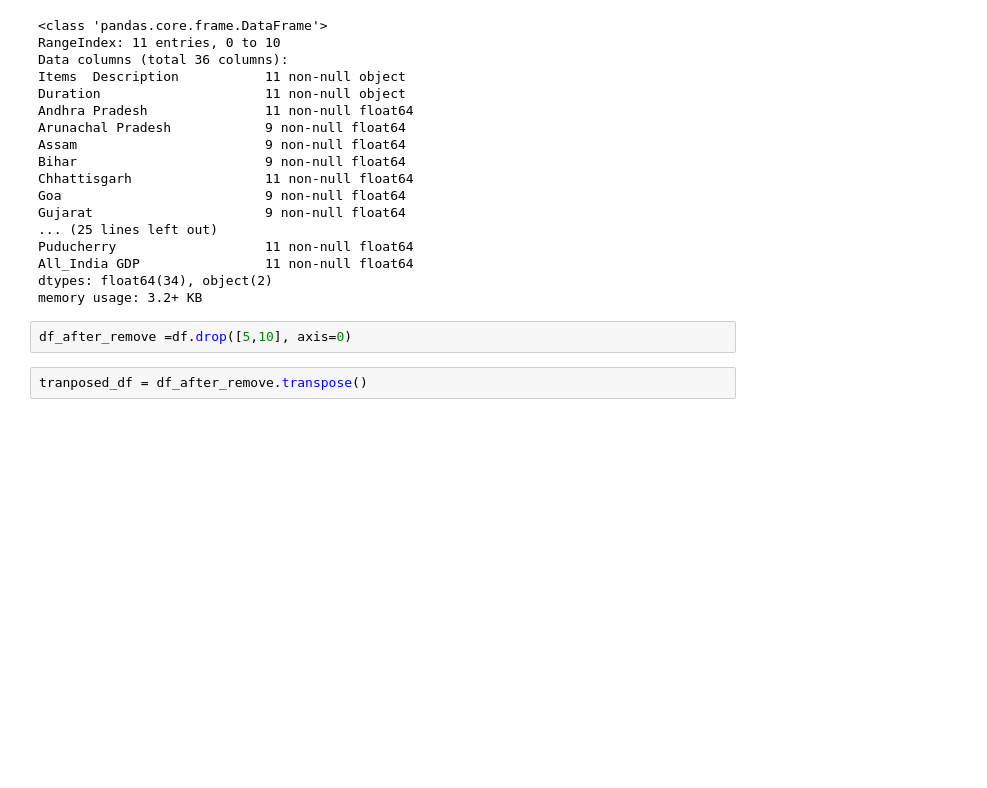
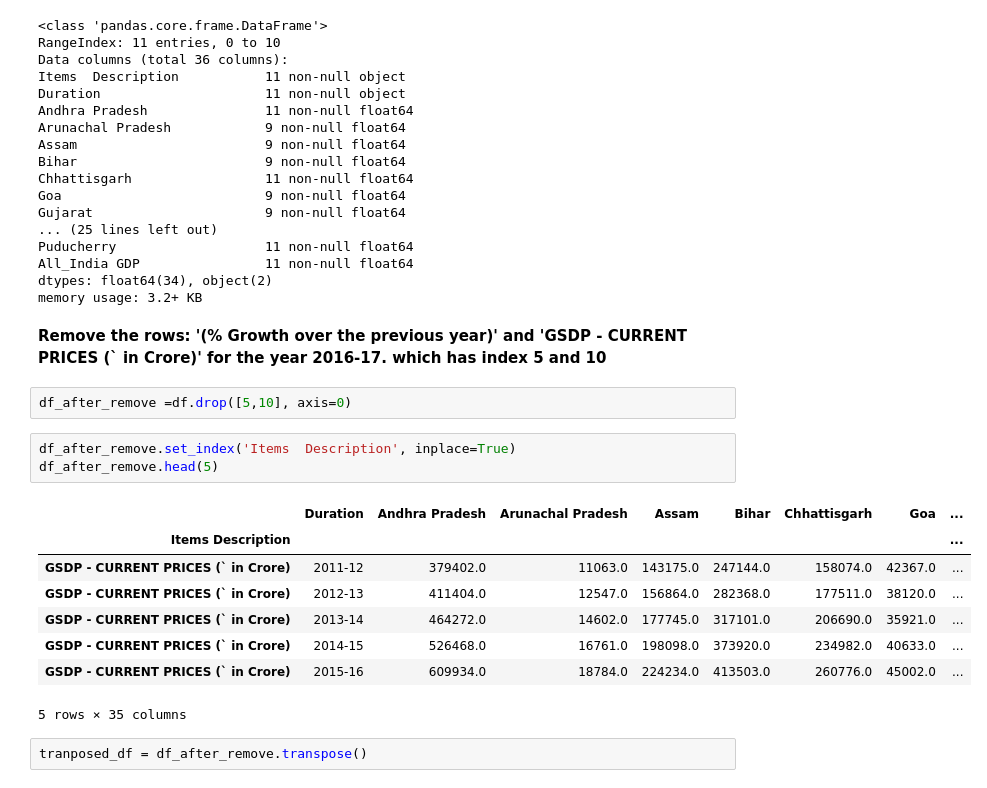
Before and after one commit to santosh12678/DS2019, a Jupyter notebook: EDA Part 01.ipynb, the cells around one changed output. Saved outputs shown, nothing was run; the diff lists cells and outputs as text; blank space fills up the shorter version.

```diff
--- a/EDA Part 01.ipynb
+++ b/EDA Part 01.ipynb
@@ -40,7 +55,22 @@ Puducherry                   11 non-null float64
 All_India GDP                11 non-null float64
 dtypes: float64(34), object(2)
 memory usage: 3.2+ KB
+# %% [markdown]
+<b>Remove the rows: '(% Growth over the previous year)' and 'GSDP - CURRENT PRICES (` in Crore)' for the year 2016-17.
+which has index 5 and 10 </b>
 # %%
 df_after_remove =df.drop([5,10], axis=0)
+# %%
+df_after_remove.set_index('Items  Description', inplace=True)
+df_after_remove.head(5)
+# %% [output]
+|  | Duration | Andhra Pradesh | Arunachal Pradesh | Assam | Bihar | Chhattisgarh | Goa | ... |
+| Items Description |  |  |  |  |  |  |  | ... |
+| GSDP - CURRENT PRICES (` in Crore) | 2011-12 | 379402.0 | 11063.0 | 143175.0 | 247144.0 | 158074.0 | 42367.0 | ... |
+| GSDP - CURRENT PRICES (` in Crore) | 2012-13 | 411404.0 | 12547.0 | 156864.0 | 282368.0 | 177511.0 | 38120.0 | ... |
+| GSDP - CURRENT PRICES (` in Crore) | 2013-14 | 464272.0 | 14602.0 | 177745.0 | 317101.0 | 206690.0 | 35921.0 | ... |
+| GSDP - CURRENT PRICES (` in Crore) | 2014-15 | 526468.0 | 16761.0 | 198098.0 | 373920.0 | 234982.0 | 40633.0 | ... |
+| GSDP - CURRENT PRICES (` in Crore) | 2015-16 | 609934.0 | 18784.0 | 224234.0 | 413503.0 | 260776.0 | 45002.0 | ... |
+5 rows × 35 columns
 # %%
 tranposed_df = df_after_remove.transpose()
```
Also changed, not shown: parts of 15 cells of this notebook.
